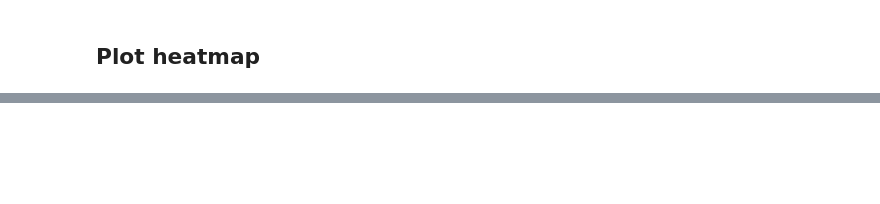
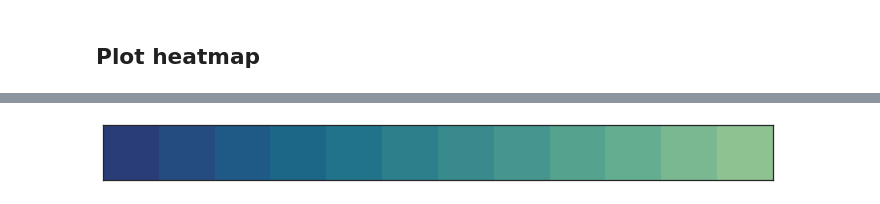
Before and after one commit to londoncyclingcampaign/lcc-dangerous-junctions, a Jupyter notebook: notebooks/map-visualisations.ipynb, the cells around one changed output, grey strips where cells are left out. Cells and saved outputs as stored; diff of their text form; code cells hidden in the pictures; blank space fills up the shorter version.

```diff
--- a/notebooks/map-visualisations.ipynb
+++ b/notebooks/map-visualisations.ipynb
@@ -63,0 +167,4 @@ m
+# %%
+sns.palplot(sns.color_palette("crest_r",12))
+# %% [output]
+[figure, added]
```
Also changed, not shown: parts of 16 cells of this notebook, 2 other files.
